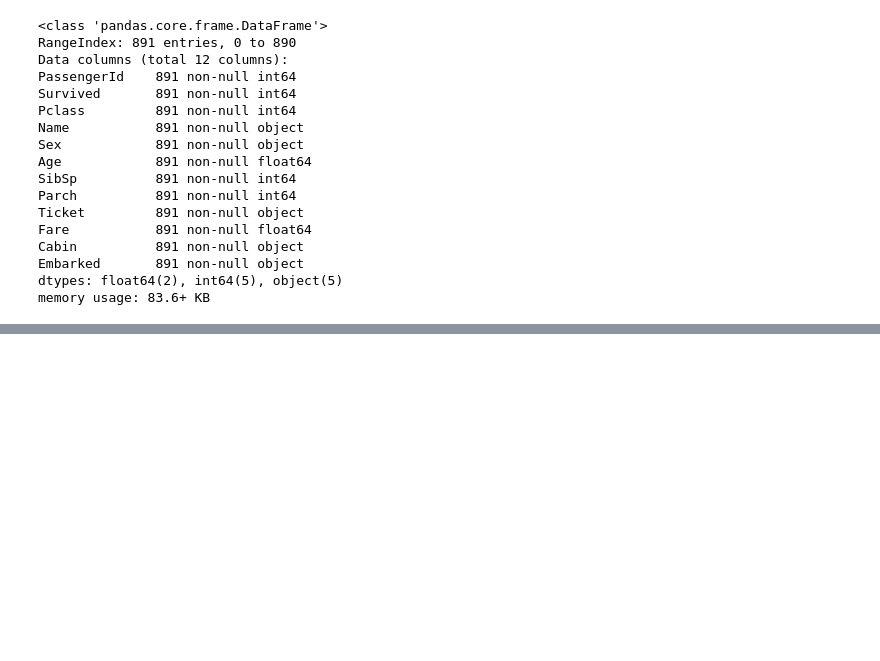
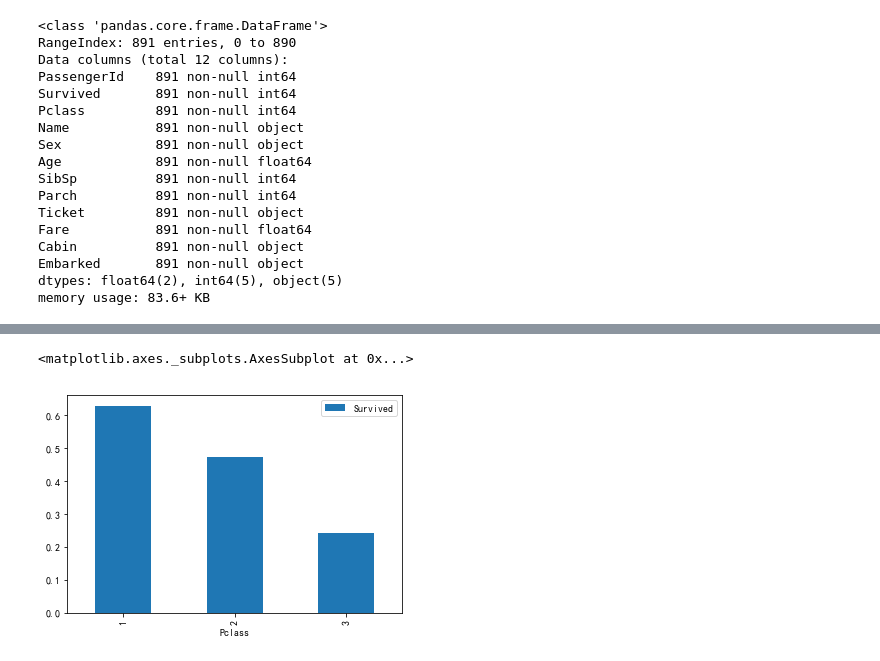
Before and after one commit to Brokenwind/Titanic, a Jupyter notebook: titanic.ipynb, the cells around one changed output, grey strips where cells are left out. Cells and saved outputs as stored; diff of their text form; code cells hidden in the pictures; blank space fills up the shorter version.

```diff
--- a/titanic.ipynb
+++ b/titanic.ipynb
@@ -79,8 +80,8 @@ data_train['Survived'].value_counts().plot.pie(autopct = '%1.2f%%')
 
 （2）如果该属性相对学习来说不是很重要，可以对缺失值赋均值或者众数。比如在哪儿上船Embarked这一属性（共有三个上船地点），缺失俩值，可以用众数赋值
 # %%
-data_train['Embarked'][data_train['Embarked'].isnull()]
-data_train['Embarked'][data_train['Embarked'].isnull()] = data_train['Embarked'].dropna().mode().values
+train_data['Embarked'][train_data['Embarked'].isnull()]
+train_data['Embarked'][train_data['Embarked'].isnull()] = train_data['Embarked'].dropna().mode().values
 # %% [output]
 A value is trying to be set on a copy of a slice from a DataFrame
 
@@ -160,0 +164,5 @@ plt.show()
+# %%
+train_data[['Pclass','Survived']].groupby(['Pclass']).mean().plot.bar()
+# %% [output]
+<matplotlib.axes._subplots.AxesSubplot at 0x...>
+[figure, added]
```
Also changed, not shown: parts of 24 cells of this notebook.
